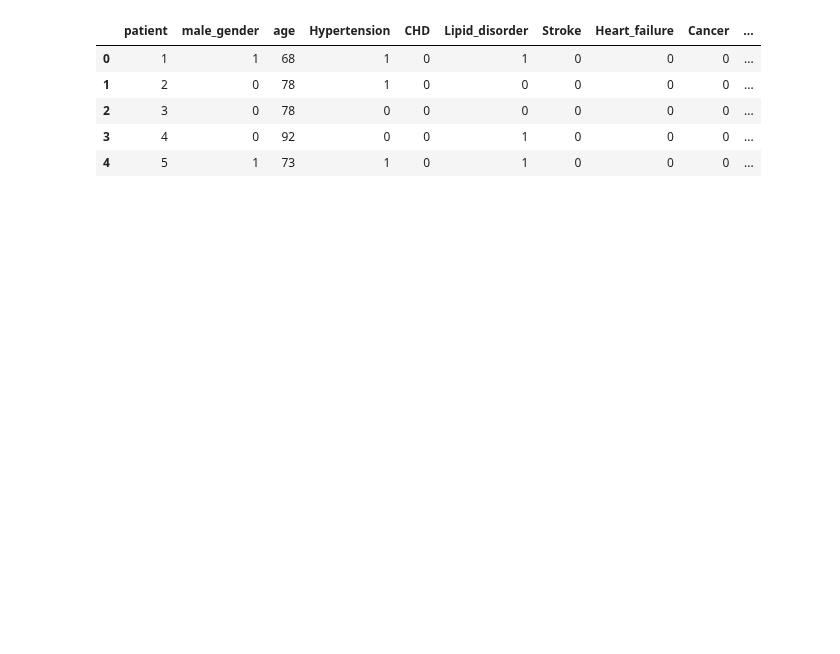
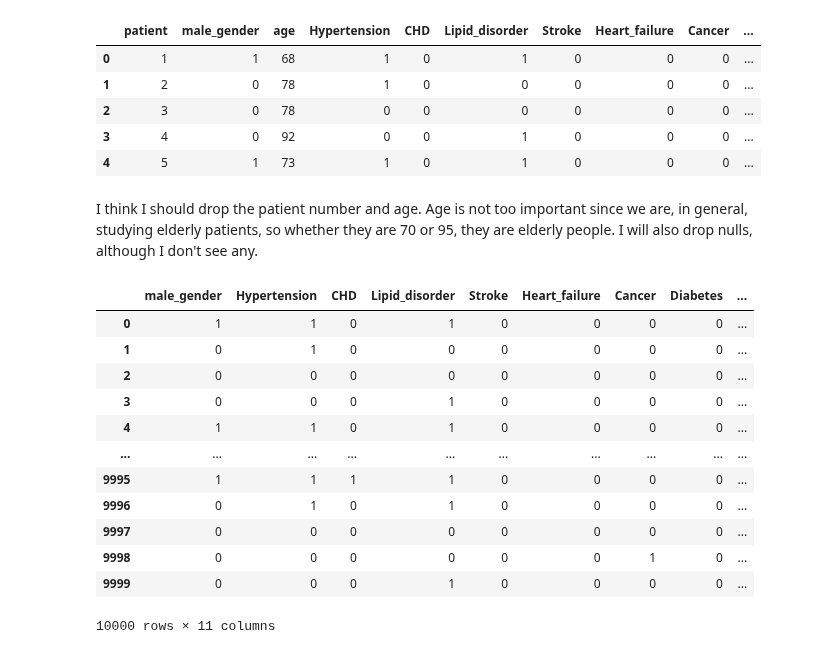
Before and after one commit to seoserang/phys255ml, a Jupyter notebook: 100 Final Project/finalproject.ipynb, the cells around one changed output. Saved outputs shown, nothing was run; the diff lists cells and outputs as text; code cells hidden in the pictures; blank space fills up the shorter version.

```diff
--- a/100 Final Project/finalproject.ipynb
+++ b/100 Final Project/finalproject.ipynb
@@ -30,3 +73,25 @@ dataset.head()
 | 2 | 3 | 0 | 78 | 0 | 0 | 0 | 0 | 0 | 0 | ... |
 | 3 | 4 | 0 | 92 | 0 | 0 | 1 | 0 | 0 | 0 | ... |
 | 4 | 5 | 1 | 73 | 1 | 0 | 1 | 0 | 0 | 0 | ... |
+# %% [markdown]
+I think I should drop the patient number and age. Age is not too important since we are, in general, studying elderly patients, so whether they are 70 or 95, they are elderly people.
+I will also drop nulls, although I don't see any.
+# %%
+finalset = dataset.dropna()
+finalset = dataset.drop(columns=['patient','age'], axis=1)
+
+finalset
+# %% [output]
+|  | male_gender | Hypertension | CHD | Lipid_disorder | Stroke | Heart_failure | Cancer | Diabetes | ... |
+| 0 | 1 | 1 | 0 | 1 | 0 | 0 | 0 | 0 | ... |
+| 1 | 0 | 1 | 0 | 0 | 0 | 0 | 0 | 0 | ... |
+| 2 | 0 | 0 | 0 | 0 | 0 | 0 | 0 | 0 | ... |
+| 3 | 0 | 0 | 0 | 1 | 0 | 0 | 0 | 0 | ... |
+| 4 | 1 | 1 | 0 | 1 | 0 | 0 | 0 | 0 | ... |
+| ... | ... | ... | ... | ... | ... | ... | ... | ... | ... |
+| 9995 | 1 | 1 | 1 | 1 | 0 | 0 | 0 | 0 | ... |
+| 9996 | 0 | 1 | 0 | 1 | 0 | 0 | 0 | 0 | ... |
+| 9997 | 0 | 0 | 0 | 0 | 0 | 0 | 0 | 0 | ... |
+| 9998 | 0 | 0 | 0 | 0 | 0 | 0 | 1 | 0 | ... |
+| 9999 | 0 | 0 | 0 | 1 | 0 | 0 | 0 | 0 | ... |
+10000 rows × 11 columns
```
Also changed, not shown: parts of 13 cells of this notebook, 3 other files.
